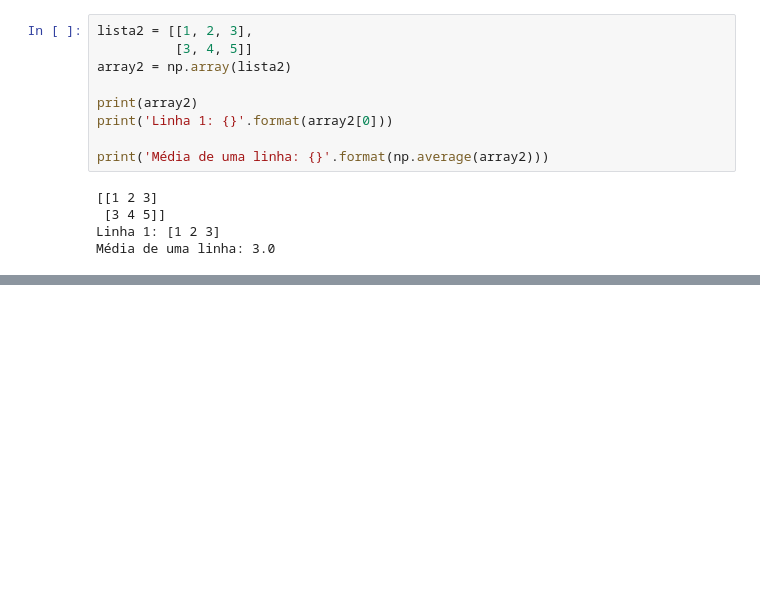
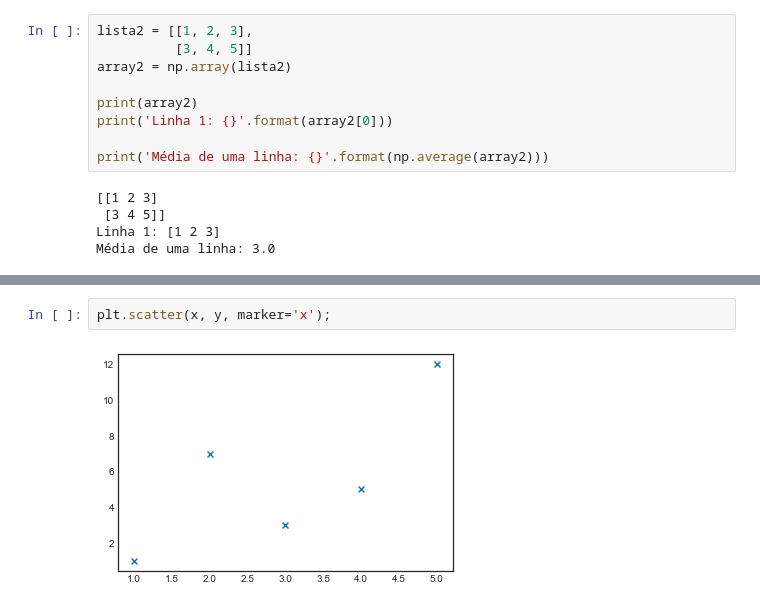
Before and after one commit to InsightLab/imersao-ciencia-de-dados, a Jupyter notebook: 2019/01-Pre-processamento_Limpeza_Analise_de_Dados/Unidade 1.ipynb, the cells around one changed output, grey strips where cells are left out. Saved outputs shown, nothing was run; the diff lists cells and outputs as text; blank space fills up the shorter version.

```diff
--- a/2019/01-Pre-processamento_Limpeza_Analise_de_Dados/Unidade 1.ipynb
+++ b/2019/01-Pre-processamento_Limpeza_Analise_de_Dados/Unidade 1.ipynb
@@ -143,0 +289,4 @@ Média de uma linha: 3.0
+# %%
+plt.scatter(x, y, marker='x');
+# %% [output]
+[figure, added]
```
Also changed, not shown: parts of 51 cells of this notebook.
